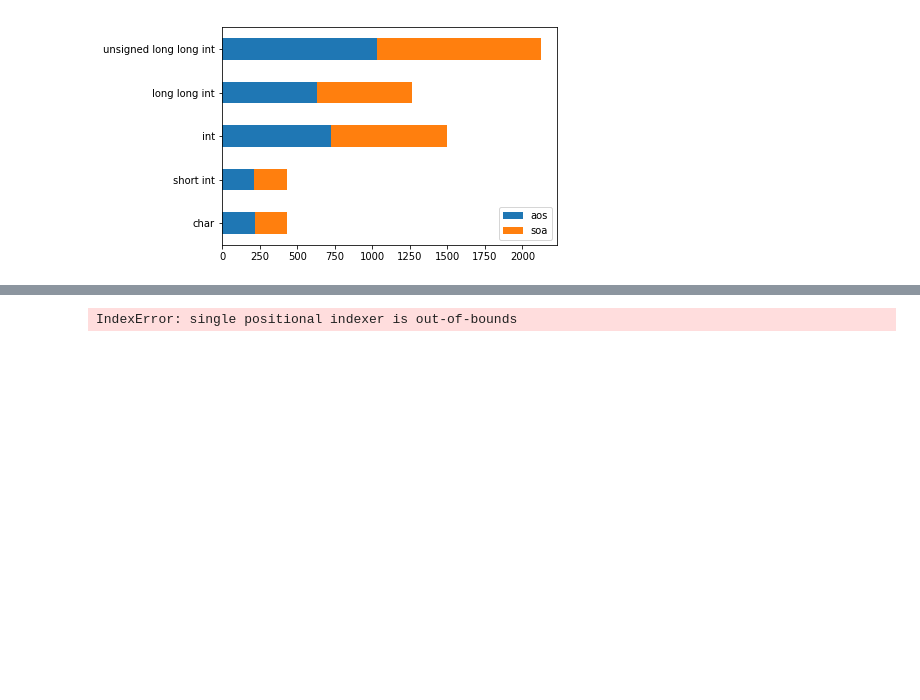
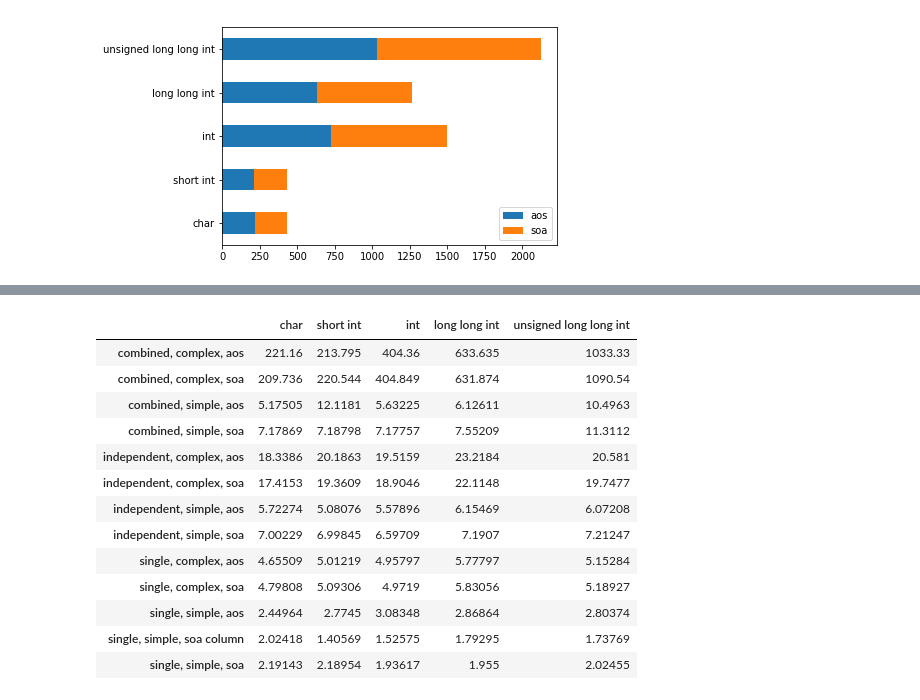
Before and after one commit to gress2/unpack-analysis-2, a Jupyter notebook: Analysis 2.ipynb, the cells around one changed output, grey strips where cells are left out. Cells and saved outputs as stored; diff of their text form; code cells hidden in the pictures; blank space fills up the shorter version.

```diff
--- a/Analysis 2.ipynb
+++ b/Analysis 2.ipynb
@@ -474,8 +403,8 @@ for _ap in ap:
     for _cp in complexity:
         for o in orientations:
             for _col in column:
-                if _ap == 'combined' and _cp == 'complex':
-                    continue
+                #if _ap == 'combined' and _cp == 'complex':
+                #    continue
                 if _col == 'column' and not (_ap == 'single' and _cp == 'simple' and o == 'soa'):
                     continue
                 orient = o
@@ -489,8 +418,8 @@ dfs = pd.DataFrame(columns=types, index=idxs)
 for _ap in ap:
     for _cp in complexity:
         for _col in column:
-            if _ap == 'combined' and _cp == 'complex':
-                continue
+            #if _ap == 'combined' and _cp == 'complex':
+            #    continue
             must_haves = {
                 'container_size': 65536,
                 'access_pattern': _ap,
@@ -513,34 +442,10 @@ for _ap in ap:
                 o_sel = selection[selection['orientation'] == o]
                 d = {'lbl': ''}
                 for t in types:
-                    d[t] = log(o_sel[o_sel['type_base'] == t].iloc[0]['timing'])
+                    d[t] = (o_sel[o_sel['type_base'] == t].iloc[0]['timing'])
                 orient = o
                 if _col == 'column':
                     orient += ' column'
                 idx_str = '{i}, {j}, {k}'.format(i=_ap,j=_cp,k=orient)
                 d['lbl'] = idx_str
                 dfs.loc[idx_str] = d
-
-ax = dfs.plot.barh(stacked=True)
-bars = ax.patches
-bar_types = ['soa', 'soac', 'aos']
-for i in range(0, 5):
-    bar_types.append('soa')
-    bar_types.append('aos')
-hatches = []
-for b_type in bar_types:
-    if b_type == 'soa':
-        hatches += (['/'] * 5)
-    elif b_type == 'aos':
-        hatches += (['|'] * 5)
-    else:
-        hatches += (['.'] * 5)
-
-print(hatches)
-hatch_idx = 0
-for bar in bars:
-    bar.set_hatch(hatches[hatch_idx])
-    hatch_idx += 1
-fig = ax.get_figure()
-fig.savefig('log_scale', bbox_inches='tight')
-df2
@@ -609,3 +452,20 @@ crashes
+# %%
+dfs
+# %% [output]
+|  | char | short int | int | long long int | unsigned long long int |
+| combined, complex, aos | 221.16 | 213.795 | 404.36 | 633.635 | 1033.33 |
+| combined, complex, soa | 209.736 | 220.544 | 404.849 | 631.874 | 1090.54 |
+| combined, simple, aos | 5.17505 | 12.1181 | 5.63225 | 6.12611 | 10.4963 |
+| combined, simple, soa | 7.17869 | 7.18798 | 7.17757 | 7.55209 | 11.3112 |
+| independent, complex, aos | 18.3386 | 20.1863 | 19.5159 | 23.2184 | 20.581 |
+| independent, complex, soa | 17.4153 | 19.3609 | 18.9046 | 22.1148 | 19.7477 |
+| independent, simple, aos | 5.72274 | 5.08076 | 5.57896 | 6.15469 | 6.07208 |
+| independent, simple, soa | 7.00229 | 6.99845 | 6.59709 | 7.1907 | 7.21247 |
+| single, complex, aos | 4.65509 | 5.01219 | 4.95797 | 5.77797 | 5.15284 |
+| single, complex, soa | 4.79808 | 5.09306 | 4.9719 | 5.83056 | 5.18927 |
+| single, simple, aos | 2.44964 | 2.7745 | 3.08348 | 2.86864 | 2.80374 |
+| single, simple, soa column | 2.02418 | 1.40569 | 1.52575 | 1.79295 | 1.73769 |
+| single, simple, soa | 2.19143 | 2.18954 | 1.93617 | 1.955 | 2.02455 |
 # %%
 import seaborn as sns
 import matplotlib.pyplot as plt
@@ -613,7 +473,7 @@ sns.set(style="whitegrid")
 from math import log
 ap = ['combined', 'independent', 'single']
 complexity = ['complex', 'simple']
-types = ['char', 'short int', 'int', 'long long int', 'unsigned long long int']
+types = ['float', 'double', 'long double']
 orientations = ['aos', 'soa']
 column = ['column', 'nocolumn']
 
@@ -632,8 +492,8 @@ for _ap in ap:
                     orient += ' column'
                 idx_str = '{i}, {j}, {k}'.format(i=_ap,j=_cp,k=orient)
                 idxs.append(idx_str)
-columns = types
-columns.append('lbl')
+#columns = types
+#columns.append('lbl')
 dfs = pd.DataFrame(columns=columns, index=idxs)
 
 for _ap in ap:
@@ -663,18 +523,11 @@ for _ap in ap:
                 o_sel = selection[selection['orientation'] == o]
                 d = {'lbl': ''}
                 for t in types:
-                    d[t] = log(o_sel[o_sel['type_base'] == t].iloc[0]['timing'])
+                    d[t] = (o_sel[o_sel['type_base'] == t].iloc[0]['timing'])
                 orient = o
                 if _col == 'column':
                     orient += ' column'
                 idx_str = '{i}, {j}, {k}'.format(i=_ap,j=_cp,k=orient)
                 d['lbl'] = idx_str
                 dfs.loc[idx_str] = d
-
-
-for _type in types:
-    sns.barplot(x=_type, y="lbl", data=dfs, label=_type, color="b")
-sns.despine(left=True, bottom=True)
 dfs
-# %% [output]
-IndexError: single positional indexer is out-of-bounds
```
Also changed, not shown: parts of 6 cells of this notebook.
